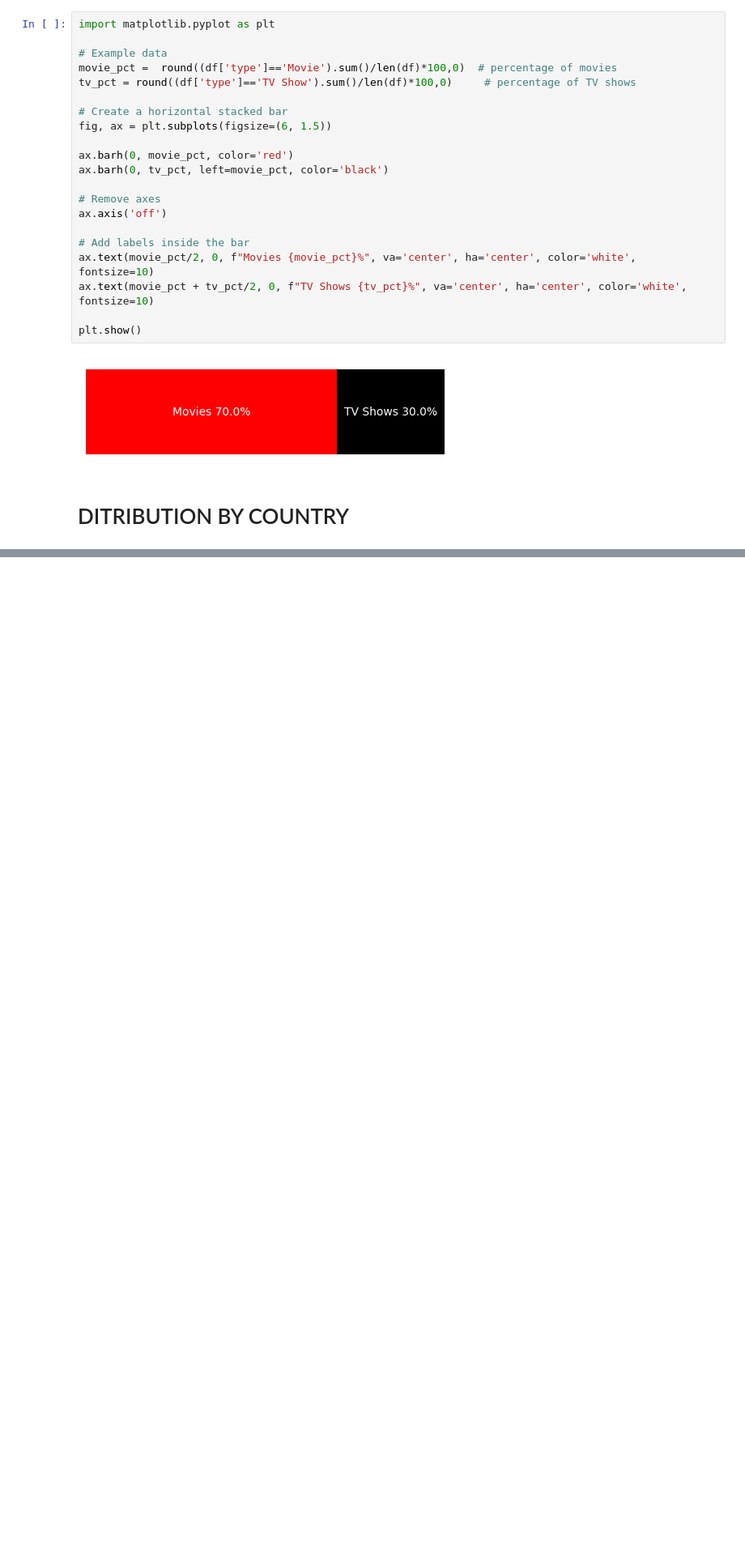
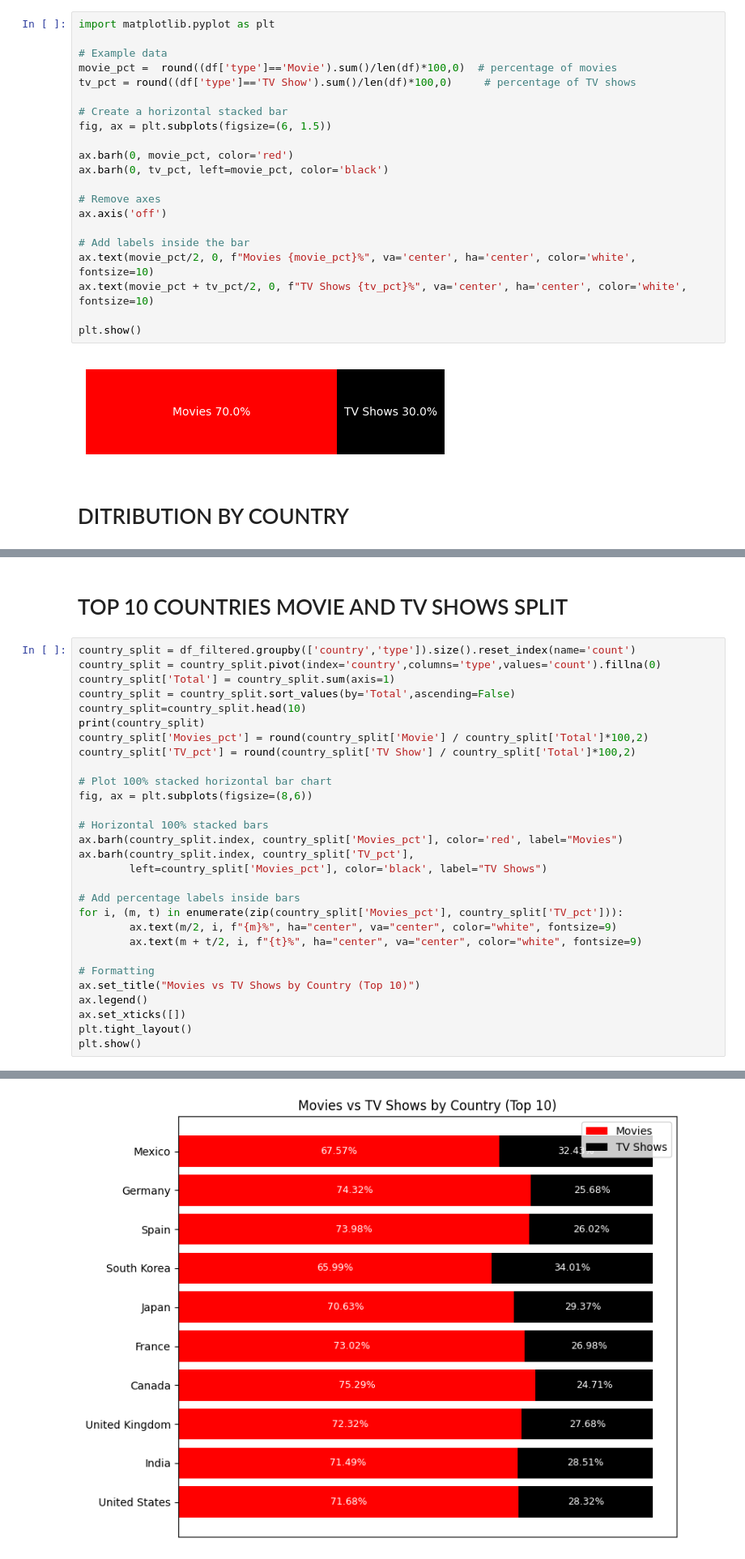
Before and after one commit to chandru-G9/EDA---Netflix-Data, a Jupyter notebook: eda-netflix-data.ipynb, the cells around one changed output, grey strips where cells are left out. Shown: that part at 81% size. Drawn from its saved outputs; the diff is of its cells as text; blank space fills up the shorter version.

```diff
--- a/eda-netflix-data.ipynb
+++ b/eda-netflix-data.ipynb
@@ -142,0 +143,32 @@ plt.show()
+# %% [markdown]
+# TOP 10 COUNTRIES MOVIE AND TV SHOWS SPLIT
+# %%
+country_split = df_filtered.groupby(['country','type']).size().reset_index(name='count')
+country_split = country_split.pivot(index='country',columns='type',values='count').fillna(0)
+country_split['Total'] = country_split.sum(axis=1)
+country_split = country_split.sort_values(by='Total',ascending=False)
+country_split=country_split.head(10)
+print(country_split)
+country_split['Movies_pct'] = round(country_split['Movie'] / country_split['Total']*100,2)
+country_split['TV_pct'] = round(country_split['TV Show'] / country_split['Total']*100,2)
+
+# Plot 100% stacked horizontal bar chart
+fig, ax = plt.subplots(figsize=(8,6))
+
+# Horizontal 100% stacked bars
+ax.barh(country_split.index, country_split['Movies_pct'], color='red', label="Movies")
+ax.barh(country_split.index, country_split['TV_pct'],
+        left=country_split['Movies_pct'], color='black', label="TV Shows")
+
+# Add percentage labels inside bars
+for i, (m, t) in enumerate(zip(country_split['Movies_pct'], country_split['TV_pct'])):
+        ax.text(m/2, i, f"{m}%", ha="center", va="center", color="white", fontsize=9)
+        ax.text(m + t/2, i, f"{t}%", ha="center", va="center", color="white", fontsize=9)
+
+# Formatting
+ax.set_title("Movies vs TV Shows by Country (Top 10)")
+ax.legend()
+ax.set_xticks([])
+plt.tight_layout()
+plt.show()
+# %% [output]
@@ -142,0 +187 @@ plt.show()
+[figure, added]
```
Also changed, not shown: parts of 8 cells of this notebook.
